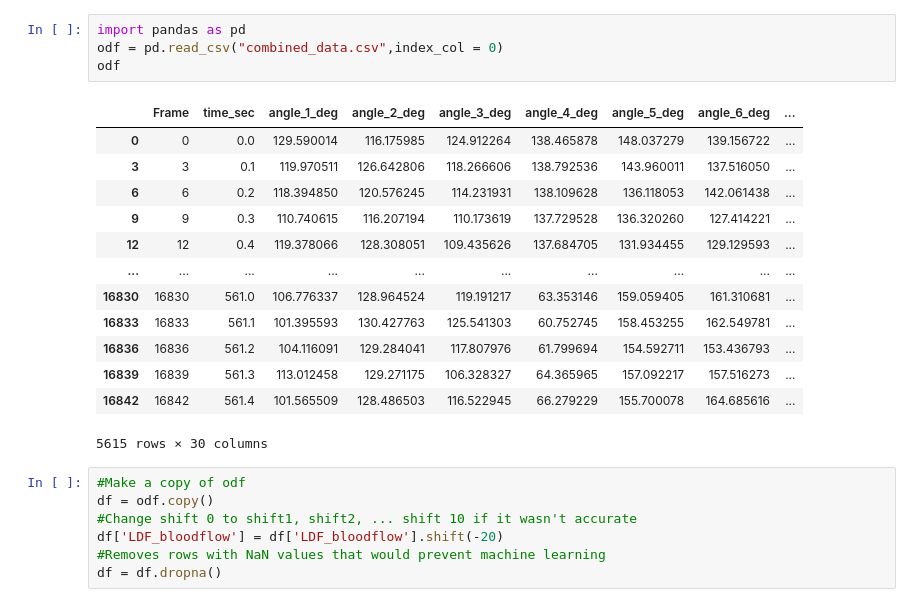
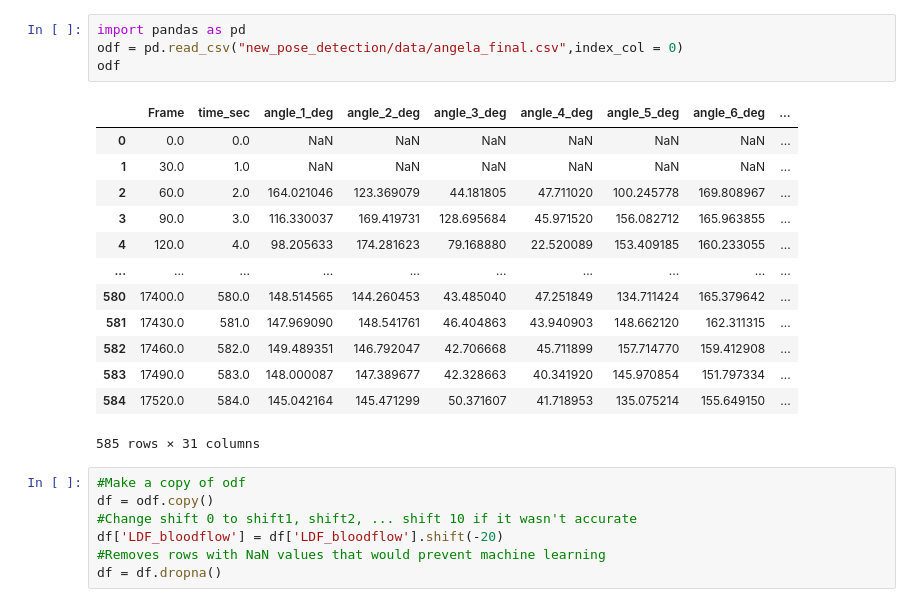
Before and after one commit to MindBodySignalingLab/Analysis-Scripts, a Jupyter notebook: pose_analysis/machine_learning.ipynb, the cells around one changed output. Cells and saved outputs as stored; diff of their text form.

```diff
--- a/pose_analysis/machine_learning.ipynb
+++ b/pose_analysis/machine_learning.ipynb
@@ -1,21 +1,21 @@
 # %%
 import pandas as pd
-odf = pd.read_csv("combined_data.csv",index_col = 0)
+odf = pd.read_csv("new_pose_detection/data/angela_final.csv",index_col = 0)
 odf
 # %% [output]
 |  | Frame | time_sec | angle_1_deg | angle_2_deg | angle_3_deg | angle_4_deg | angle_5_deg | angle_6_deg | ... |
-| 0 | 0 | 0.0 | 129.590014 | 116.175985 | 124.912264 | 138.465878 | 148.037279 | 139.156722 | ... |
-| 3 | 3 | 0.1 | 119.970511 | 126.642806 | 118.266606 | 138.792536 | 143.960011 | 137.516050 | ... |
-| 6 | 6 | 0.2 | 118.394850 | 120.576245 | 114.231931 | 138.109628 | 136.118053 | 142.061438 | ... |
-| 9 | 9 | 0.3 | 110.740615 | 116.207194 | 110.173619 | 137.729528 | 136.320260 | 127.414221 | ... |
-| 12 | 12 | 0.4 | 119.378066 | 128.308051 | 109.435626 | 137.684705 | 131.934455 | 129.129593 | ... |
+| 0 | 0.0 | 0.0 | NaN | NaN | NaN | NaN | NaN | NaN | ... |
+| 1 | 30.0 | 1.0 | NaN | NaN | NaN | NaN | NaN | NaN | ... |
+| 2 | 60.0 | 2.0 | 164.021046 | 123.369079 | 44.181805 | 47.711020 | 100.245778 | 169.808967 | ... |
+| 3 | 90.0 | 3.0 | 116.330037 | 169.419731 | 128.695684 | 45.971520 | 156.082712 | 165.963855 | ... |
+| 4 | 120.0 | 4.0 | 98.205633 | 174.281623 | 79.168880 | 22.520089 | 153.409185 | 160.233055 | ... |
 | ... | ... | ... | ... | ... | ... | ... | ... | ... | ... |
-| 16830 | 16830 | 561.0 | 106.776337 | 128.964524 | 119.191217 | 63.353146 | 159.059405 | 161.310681 | ... |
-| 16833 | 16833 | 561.1 | 101.395593 | 130.427763 | 125.541303 | 60.752745 | 158.453255 | 162.549781 | ... |
-| 16836 | 16836 | 561.2 | 104.116091 | 129.284041 | 117.807976 | 61.799694 | 154.592711 | 153.436793 | ... |
-| 16839 | 16839 | 561.3 | 113.012458 | 129.271175 | 106.328327 | 64.365965 | 157.092217 | 157.516273 | ... |
-| 16842 | 16842 | 561.4 | 101.565509 | 128.486503 | 116.522945 | 66.279229 | 155.700078 | 164.685616 | ... |
+| 580 | 17400.0 | 580.0 | 148.514565 | 144.260453 | 43.485040 | 47.251849 | 134.711424 | 165.379642 | ... |
+| 581 | 17430.0 | 581.0 | 147.969090 | 148.541761 | 46.404863 | 43.940903 | 148.662120 | 162.311315 | ... |
+| 582 | 17460.0 | 582.0 | 149.489351 | 146.792047 | 42.706668 | 45.711899 | 157.714770 | 159.412908 | ... |
+| 583 | 17490.0 | 583.0 | 148.000087 | 147.389677 | 42.328663 | 40.341920 | 145.970854 | 151.797334 | ... |
+| 584 | 17520.0 | 584.0 | 145.042164 | 145.471299 | 50.371607 | 41.718953 | 135.075214 | 155.649150 | ... |
-5615 rows × 30 columns
+585 rows × 31 columns
 # %%
 #Make a copy of odf
 df = odf.copy()
```
Also changed, not shown: parts of 3 cells of this notebook, 55 other files.
